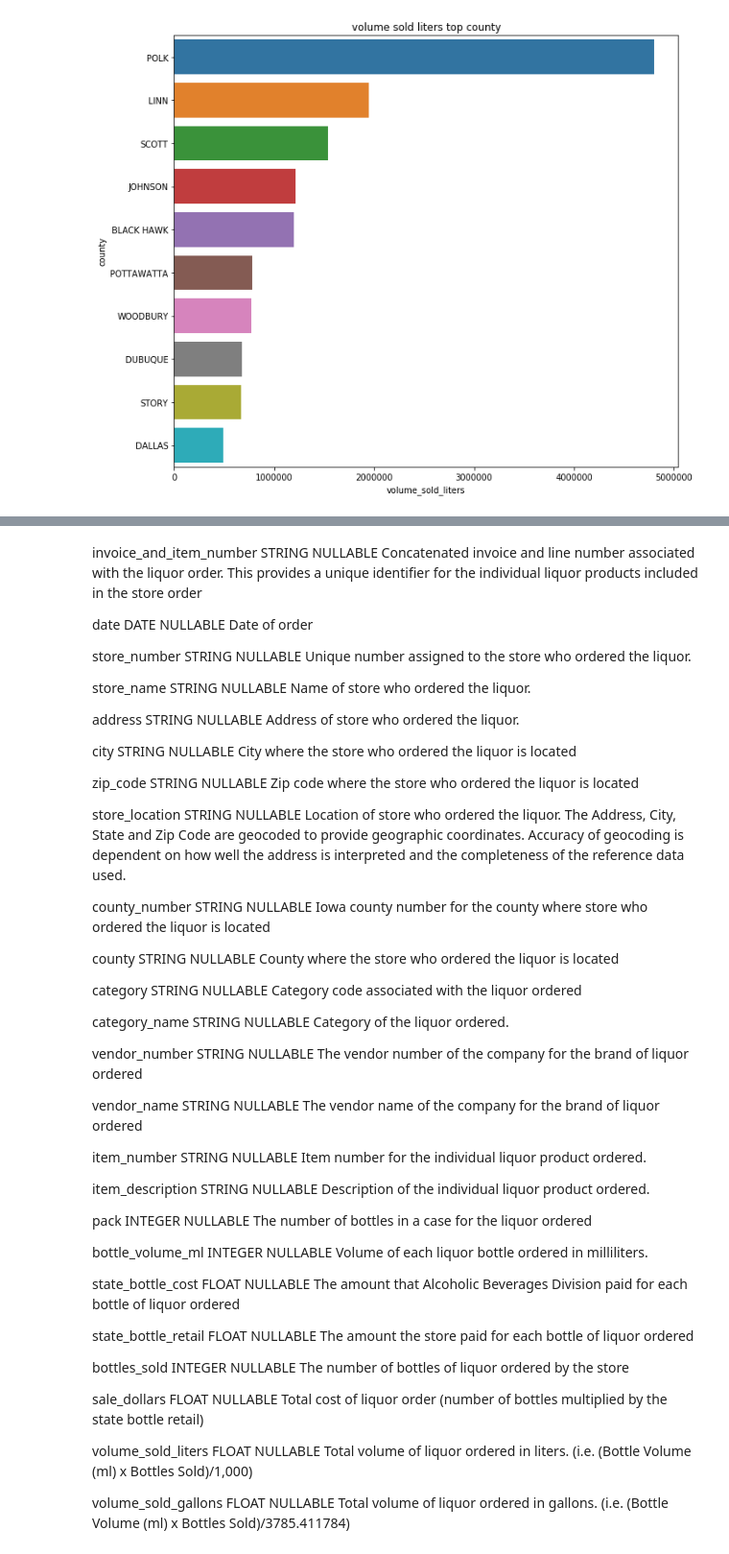
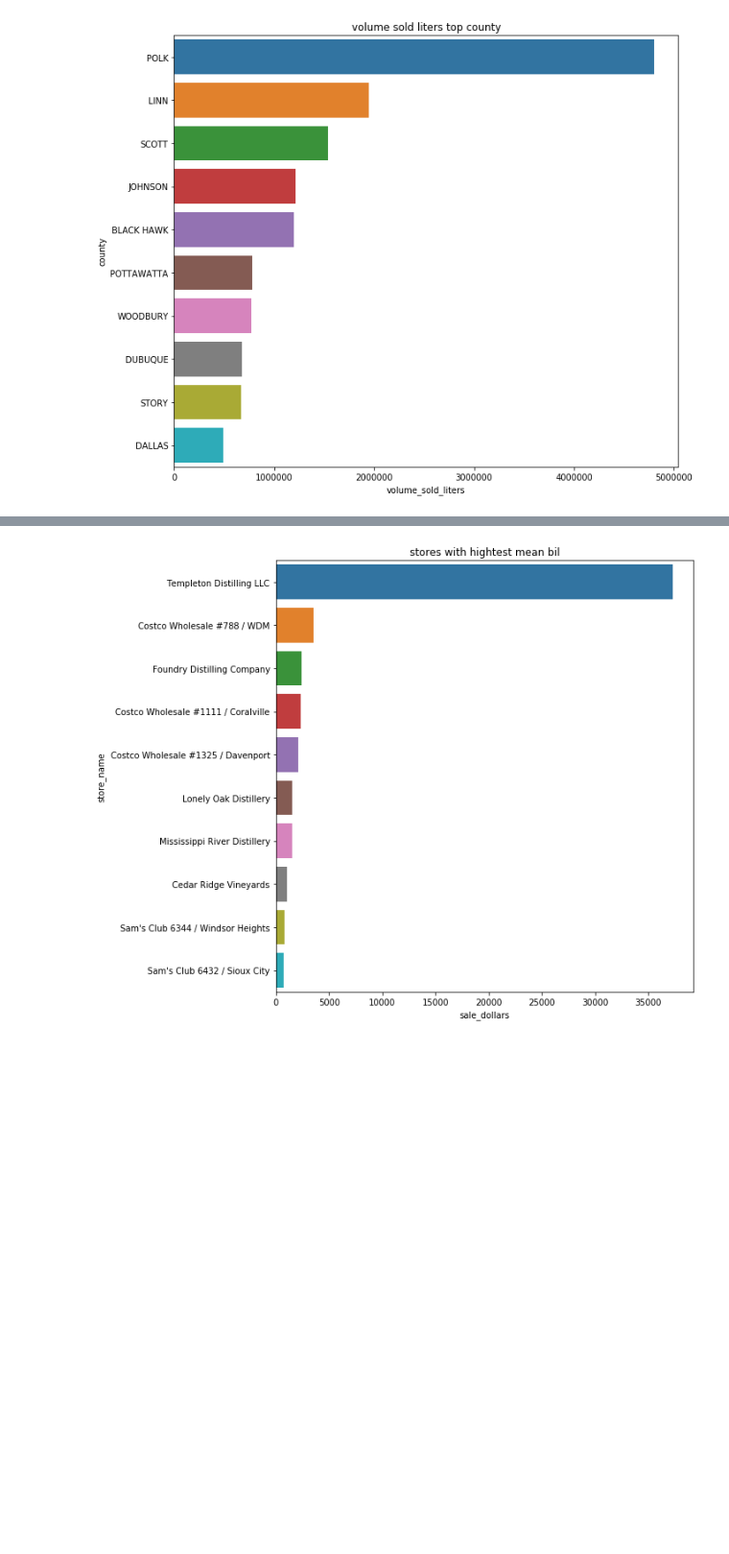
Before and after one commit to krawch1989/iowa_liquor_sales, a Jupyter notebook: main_iowa_liquor.ipynb, the cells around one changed output, grey strips where cells are left out. Shown at 96% size. Drawn from its saved outputs; the diff is of its cells as text; code cells hidden in the pictures; blank space fills up the shorter version.

```diff
--- a/main_iowa_liquor.ipynb
+++ b/main_iowa_liquor.ipynb
@@ -264,48 +238,9 @@ df.head()
-# %% [markdown]
-invoice_and_item_number	STRING	NULLABLE	Concatenated invoice and line number associated with the liquor order. This provides a unique identifier for the individual liquor products included in the store order
-
-date	DATE	NULLABLE	Date of order
-
-store_number	STRING	NULLABLE	Unique number assigned to the store who ordered the liquor.
-
-store_name	STRING	NULLABLE	Name of store who ordered the liquor.
-
-address	STRING	NULLABLE	Address of store who ordered the liquor.
-
-city	STRING	NULLABLE	City where the store who ordered the liquor is located
-
-zip_code	STRING	NULLABLE	Zip code where the store who ordered the liquor is located
-
-store_location	STRING	NULLABLE	Location of store who ordered the liquor. The Address, City, State and Zip Code are geocoded to provide geographic coordinates. Accuracy of geocoding is dependent on how well the address is interpreted and the completeness of the reference data used.
-
-county_number	STRING	NULLABLE	Iowa county number for the county where store who ordered the liquor is located
-
-county	STRING	NULLABLE	County where the store who ordered the liquor is located
-
-category	STRING	NULLABLE	Category code associated with the liquor ordered
-
-category_name	STRING	NULLABLE	Category of the liquor ordered.
-
-vendor_number	STRING	NULLABLE	The vendor number of the company for the brand of liquor ordered
-
-vendor_name	STRING	NULLABLE	The vendor name of the company for the brand of liquor ordered
-
-item_number	STRING	NULLABLE	Item number for the individual liquor product ordered.
-
-item_description	STRING	NULLABLE	Description of the individual liquor product ordered.
-
-pack	INTEGER	NULLABLE	The number of bottles in a case for the liquor ordered
-
-bottle_volume_ml	INTEGER	NULLABLE	Volume of each liquor bottle ordered in milliliters.
-
-state_bottle_cost	FLOAT	NULLABLE	The amount that Alcoholic Beverages Division paid for each bottle of liquor ordered
-
-state_bottle_retail	FLOAT	NULLABLE	The amount the store paid for each bottle of liquor ordered
-
-bottles_sold	INTEGER	NULLABLE	The number of bottles of liquor ordered by the store
-
-sale_dollars	FLOAT	NULLABLE	Total cost of liquor order (number of bottles multiplied by the state bottle retail)
-
-volume_sold_liters	FLOAT	NULLABLE	Total volume of liquor ordered in liters. (i.e. (Bottle Volume (ml) x Bottles Sold)/1,000)
-
-volume_sold_gallons	FLOAT	NULLABLE	Total volume of liquor ordered in gallons. (i.e. (Bottle Volume (ml) x Bottles Sold)/3785.411784)
+# %%
+# Топові категорії
+cats = df[["store_name", "sale_dollars"]].groupby("store_name").mean().sort_values(by="sale_dollars", ascending=False)[:10].reset_index()
+plt.figure(figsize=(10,8))
+sns.barplot(x="sale_dollars", y="store_name", data=cats)
+plt.title('stores with hightest mean bil')
+plt.tight_layout()
+# %% [output]
+[figure, added]
```
Also changed, not shown: parts of 6 cells of this notebook.
